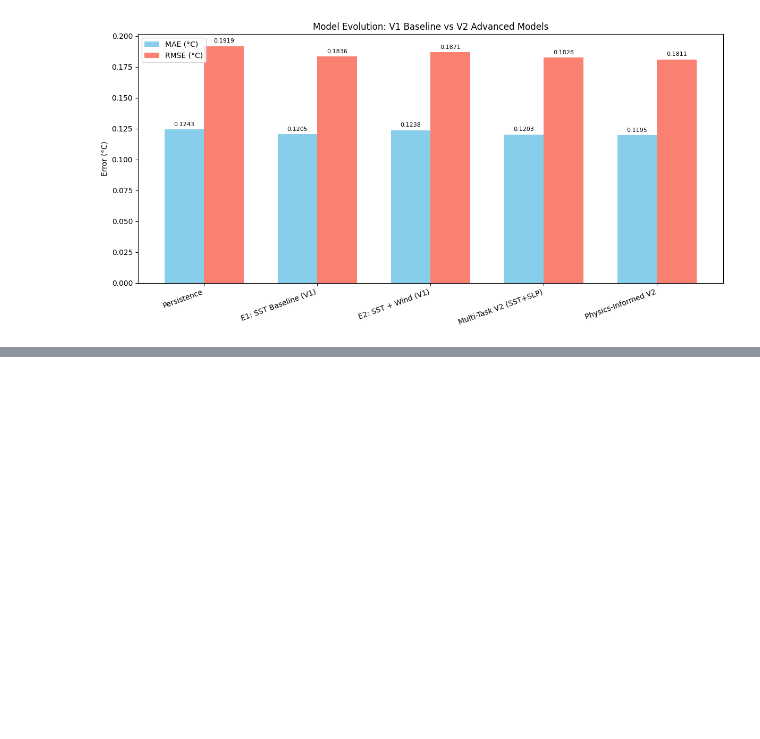
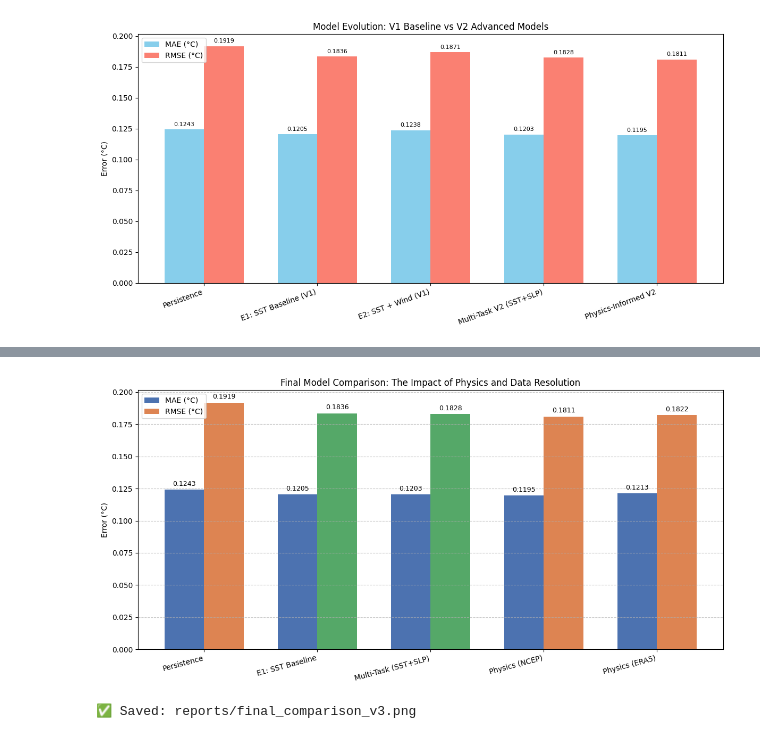
Before and after one commit to kingkingky/ocean-forecasting, a Jupyter notebook: notebooks/01_data_exploration.ipynb, the cells around one changed output, grey strips where cells are left out. Saved outputs shown, nothing was run; the diff lists cells and outputs as text; code cells hidden in the pictures; blank space fills up the shorter version.

Commit message:
feat(v3.0): Finalize project with ERA5 vs NCEP comparison and physics insights

```diff
--- a/notebooks/01_data_exploration.ipynb
+++ b/notebooks/01_data_exploration.ipynb
@@ -1103,0 +1304,44 @@ plt.show()
+# %%
+import matplotlib.pyplot as plt
+import pandas as pd
+
+# รวบรวมผลลัพธ์ทั้งหมด
+final_results = pd.DataFrame([
+    {"Model": "Persistence", "MAE": 0.1243, "RMSE": 0.1919},
+    {"Model": "E1: SST Baseline", "MAE": 0.1205, "RMSE": 0.1836},
+    {"Model": "Multi-Task (SST+SLP)", "MAE": 0.1203, "RMSE": 0.1828},
+    {"Model": "Physics (NCEP)", "MAE": 0.1195, "RMSE": 0.1811},
+    {"Model": "Physics (ERA5)", "MAE": 0.1213, "RMSE": 0.1822},
+])
+
+fig, ax = plt.subplots(figsize=(12, 6))
+x = np.arange(len(final_results))
+width = 0.35
+
+bars1 = ax.bar(x - width/2, final_results["MAE"], width, label='MAE (°C)', color='#4C72B0')
+bars2 = ax.bar(x + width/2, final_results["RMSE"], width, label='RMSE (°C)', color='#DD8452')
+
+# ไฮไลท์แท่งที่ชนะ (Physics NCEP)
+ax.patches[6].set_facecolor('#55A868') # MAE ของ Physics NCEP
+ax.patches[7].set_facecolor('#55A868') # RMSE ของ Physics NCEP
+
+ax.set_ylabel('Error (°C)')
+ax.set_title('Final Model Comparison: The Impact of Physics and Data Resolution')
+ax.set_xticks(x)
+ax.set_xticklabels(final_results["Model"], rotation=15, ha='right')
+ax.legend()
+ax.grid(axis='y', linestyle='--', alpha=0.7)
+
+for bars in [bars1, bars2]:
+    for bar in bars:
+        height = bar.get_height()
+        ax.annotate(f'{height:.4f}', xy=(bar.get_x() + bar.get_width()/2, height),
+                    xytext=(0, 3), textcoords="offset points", ha='center', va='bottom', fontsize=9)
+
+plt.tight_layout()
+plt.savefig("reports/final_comparison_v3.png", dpi=150)
+plt.show()
+print("✅ Saved: reports/final_comparison_v3.png")
+# %% [output]
+[figure, added]
+✅ Saved: reports/final_comparison_v3.png
```
Also changed, not shown: parts of 3 cells of this notebook, 2 other files.
